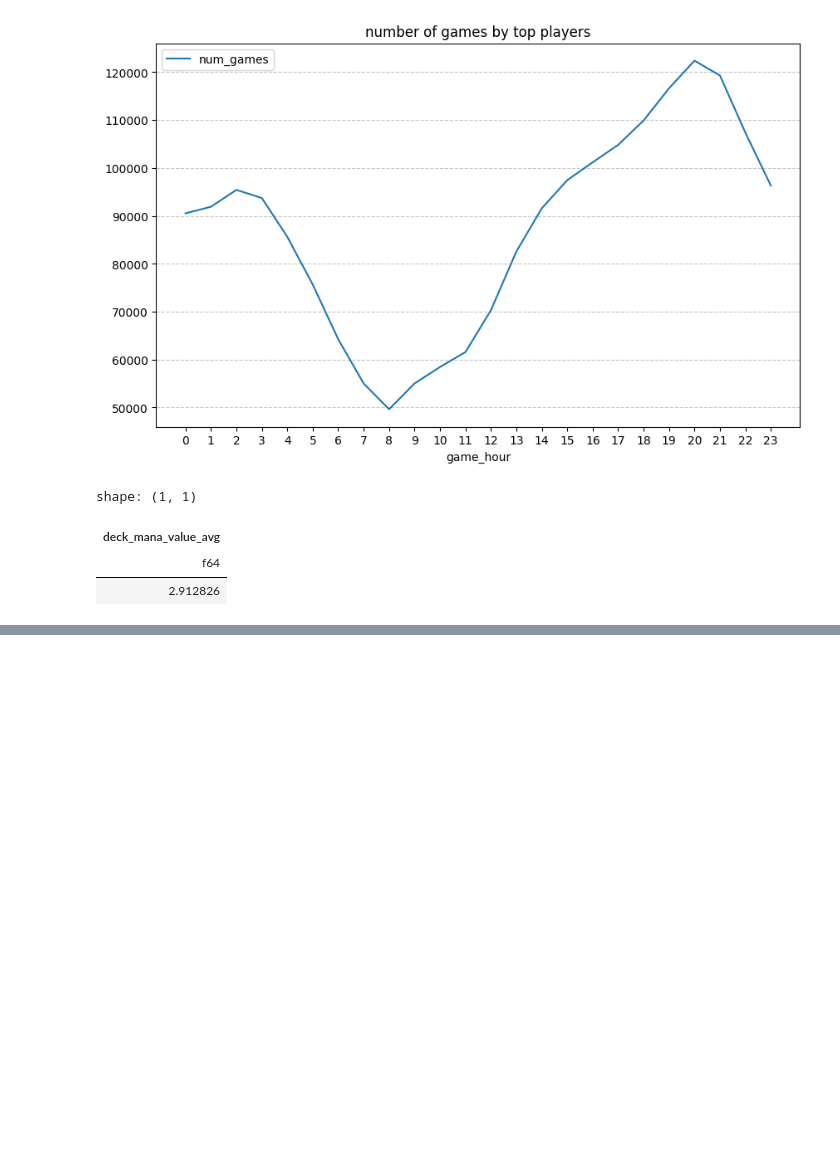
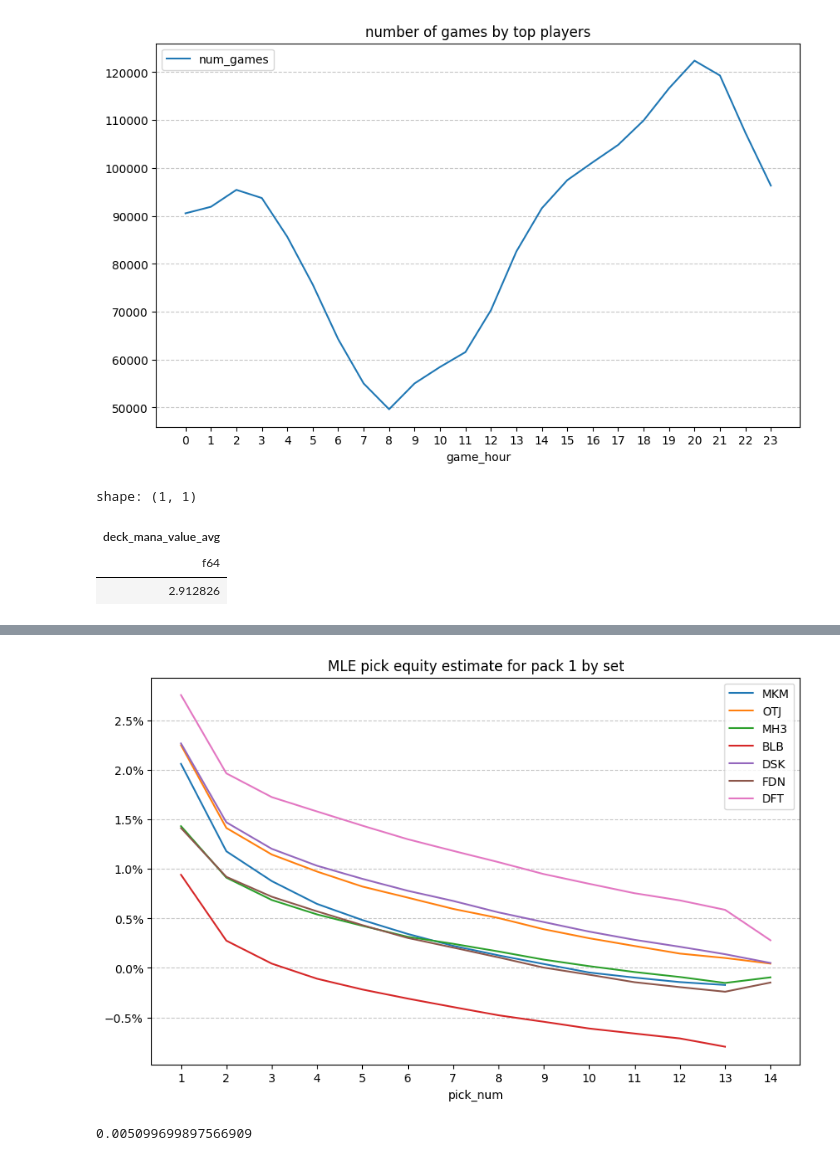
Before and after one commit to oelarnes/deq, a Jupyter notebook: nb/scratch.ipynb, the cells around one changed output, grey strips where cells are left out. Cells and saved outputs as stored; diff of their text form; code cells hidden in the pictures; blank space fills up the shorter version.

Commit message:
regularize, mle by pick

```diff
--- a/nb/scratch.ipynb
+++ b/nb/scratch.ipynb
@@ -80,0 +104,18 @@ shape: (1, 1)
+# %%
+sets = ["MKM", "OTJ", "MH3", "BLB", "DSK", "FDN", "DFT"]
+pick_equity_col = -pl.col('remaining_pick_equity').diff().alias('pick_equity_raw')
+x = np.arange(1,15, dtype=np.int64)
+df = pl.DataFrame({'pick_num': x})
+for set_ in sets:
+    df = df.join(draft_equity(set_, 1).pick_equity_df.select('pick_num', pick_equity_col).filter(pl.col('pick_num') > 0).rename({'pick_equity_raw': set_}), on = "pick_num", how="left")
+# %%
+line_plot(df, title = "MLE pick equity estimate for pack 1 by set", is_pct=True)
+# %% [output]
+[figure, added]
+# %%
+    null_cards = draft_equity(set_, 1).df.filter(pl.col('q') <= 0).select('name')['name'].to_list()
+    set_df = draft_equity(set_, 1, null_cards=null_cards).pick_equity_df.select('pick_num', pick_equity_col).filter(pl.col('pick_num') > 0)
+    norm_val = set_df['pick_equity_raw'][13]
+norm_val
+# %% [output]
+0.005099699897566909
```
Also changed, not shown: parts of 10 cells of this notebook, 9 other files.
